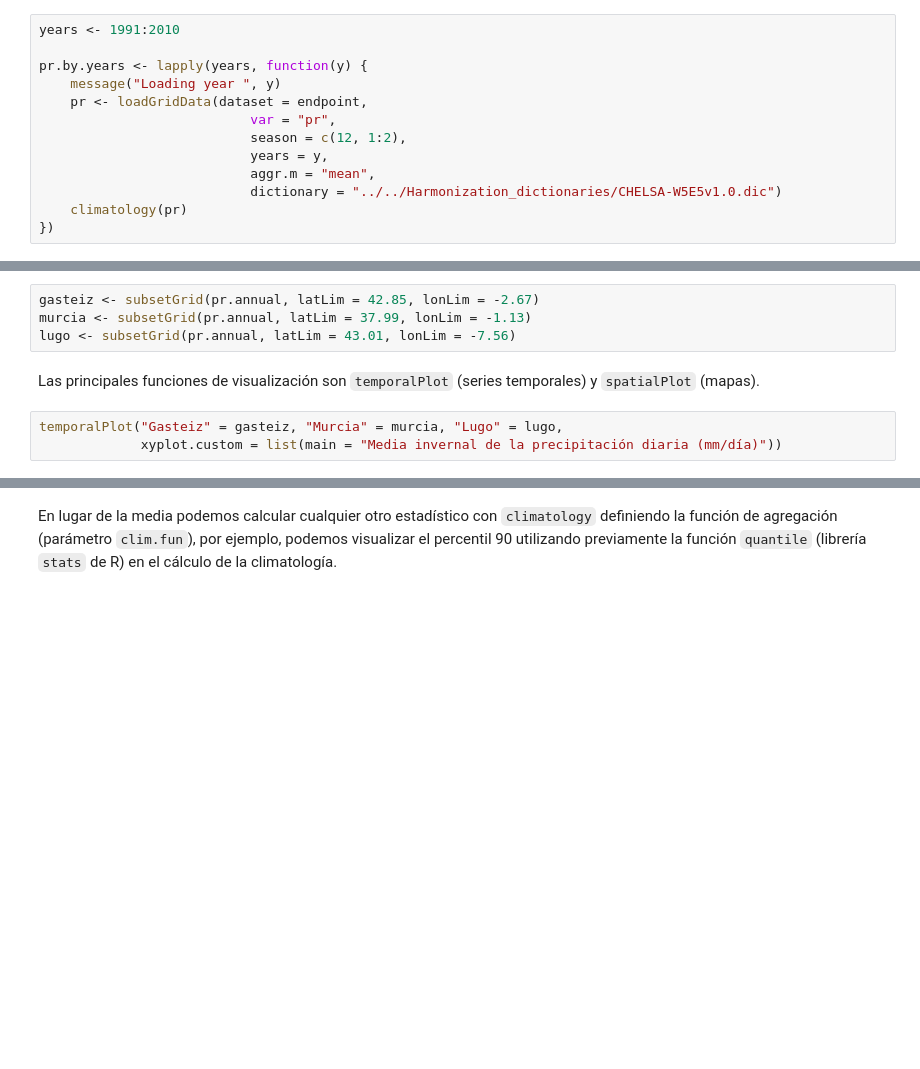
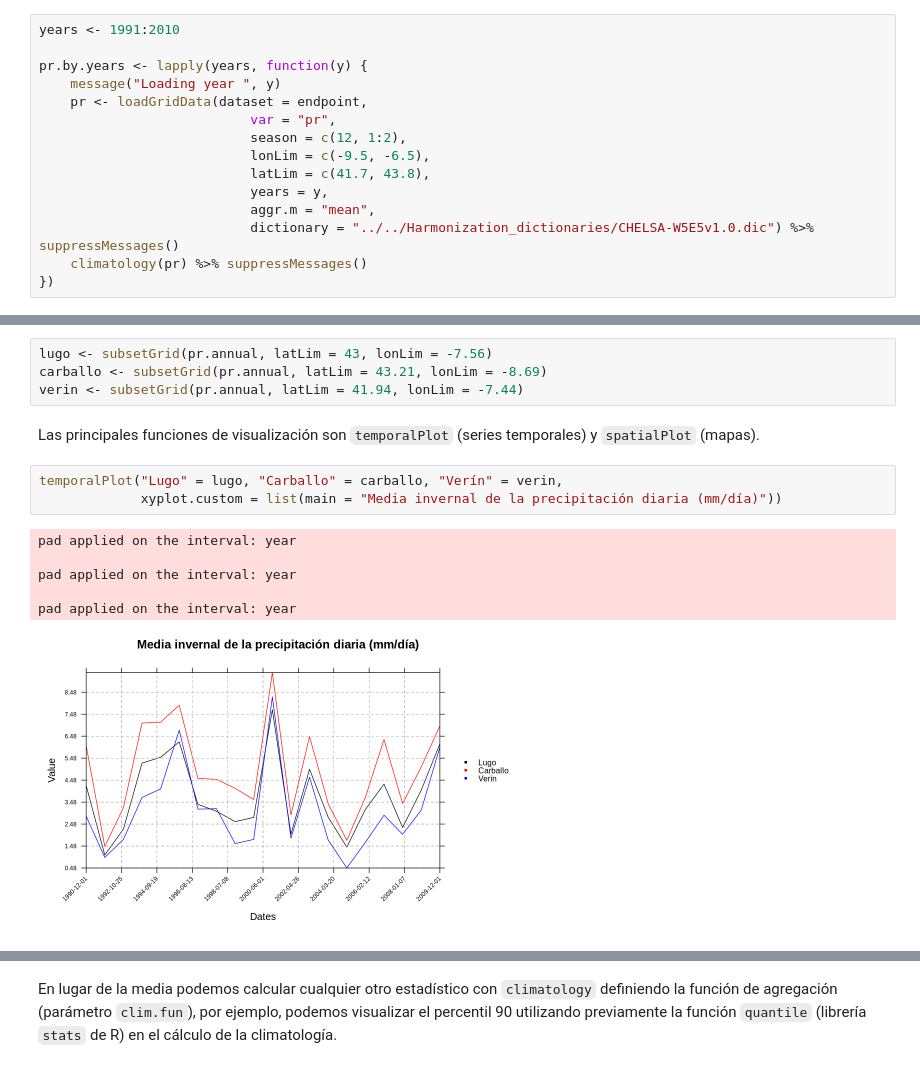
Before and after one commit to SantanderMetGroup/PTI-Clima-Datalab, a Jupyter notebook: Notebooks/R/dataset_CHELSA-W5E5v1.0_R.ipynb, the cells around one changed output, grey strips where cells are left out. Cells and saved outputs as stored; diff of their text form; blank space fills up the shorter version.

```diff
--- a/Notebooks/R/dataset_CHELSA-W5E5v1.0_R.ipynb
+++ b/Notebooks/R/dataset_CHELSA-W5E5v1.0_R.ipynb
@@ -208,10 +233,12 @@ pr.by.years <- lapply(years, function(y) {
     pr <- loadGridData(dataset = endpoint,
                            var = "pr",
                            season = c(12, 1:2),
+                           lonLim = c(-9.5, -6.5),
+                           latLim = c(41.7, 43.8),
                            years = y,
                            aggr.m = "mean",
-                           dictionary = "../../Harmonization_dictionaries/CHELSA-W5E5v1.0.dic")
-    climatology(pr)
+                           dictionary = "../../Harmonization_dictionaries/CHELSA-W5E5v1.0.dic") %>% suppressMessages()
+    climatology(pr) %>% suppressMessages()
 })
 # %% [output]
 Loading year 1991
@@ -244,14 +295,21 @@ pr.clim <- climatology(pr.annual)
 # %% [markdown]
 Para extraer localidades o subconjuntos espaciales usaremos `subsetGrid` definiendo los argumentos `lonLim` y `latLim`. Para extraer una subregión, `latLim` y `lonLim` se definen como vectores de dos elementos que definen los límites de la región de interés. En este ejemplo, extraemos la información para localidades puntuales, por lo tanto se asigna un único valor a `latLim` y a `lonLim`.
 # %%
-gasteiz <- subsetGrid(pr.annual, latLim = 42.85, lonLim = -2.67)
-murcia <- subsetGrid(pr.annual, latLim = 37.99, lonLim = -1.13)
-lugo <- subsetGrid(pr.annual, latLim = 43.01, lonLim = -7.56)
+lugo <- subsetGrid(pr.annual, latLim = 43, lonLim = -7.56)
+carballo <- subsetGrid(pr.annual, latLim = 43.21, lonLim = -8.69)
+verin <- subsetGrid(pr.annual, latLim = 41.94, lonLim = -7.44)
 # %% [markdown]
 Las principales funciones de visualización son `temporalPlot` (series temporales) y `spatialPlot` (mapas).
 # %%
-temporalPlot("Gasteiz" = gasteiz, "Murcia" = murcia, "Lugo" = lugo,
+temporalPlot("Lugo" = lugo, "Carballo" = carballo, "Verín" = verin,
              xyplot.custom = list(main = "Media invernal de la precipitación diaria (mm/día)"))
+# %% [output]
+pad applied on the interval: year
+
+pad applied on the interval: year
+
+pad applied on the interval: year
+[figure, added]
 # %%
 spatialPlot(pr.clim,
             at = seq(0, 7, 0.2),
```
Also changed, not shown: parts of 19 cells of this notebook.
